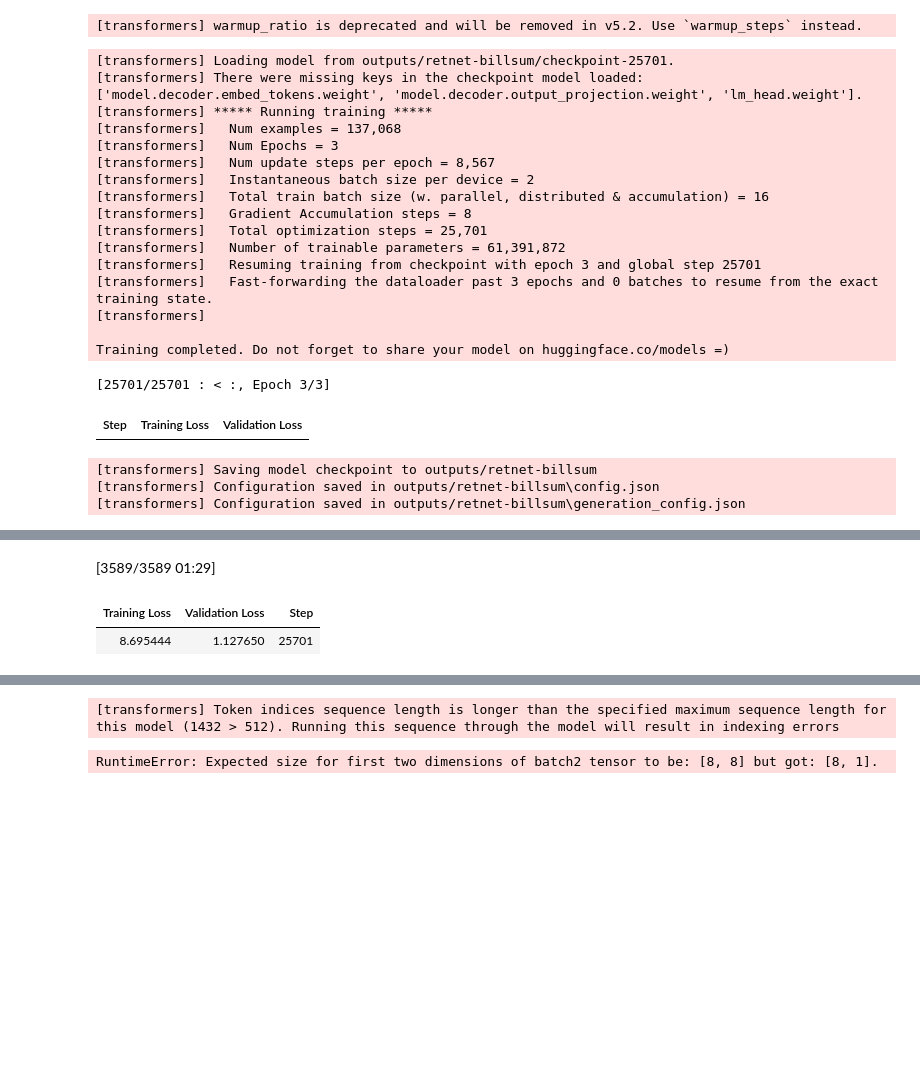
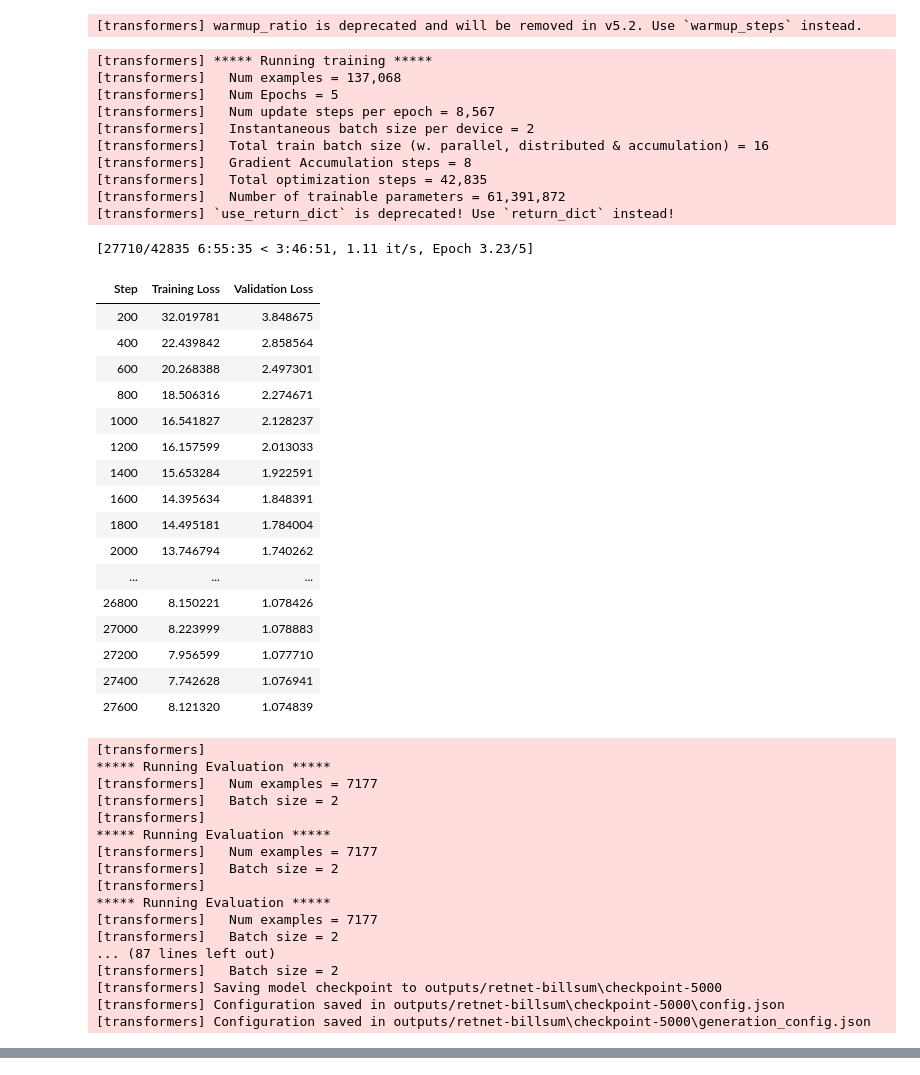
Before and after one commit to Gia-Huynh/Retnet-HuggingFace-Wrapper, a Jupyter notebook: scripts/train_retnet_clm.ipynb, the cells around one changed output, grey strips where cells are left out. Saved outputs shown, nothing was run; the diff lists cells and outputs as text; code cells hidden in the pictures; blank space fills up the shorter version.

```diff
--- a/scripts/train_retnet_clm.ipynb
+++ b/scripts/train_retnet_clm.ipynb
@@ -18,15 +18,15 @@ args = SimpleNamespace(
     gradient_accumulation_steps=8,
     learning_rate=3e-4,
     weight_decay=0.01,
-    num_train_epochs=3,
+    num_train_epochs=5,
     max_steps=-1,
     warmup_ratio=0.03,
     logging_steps=20,
-    save_steps=200,
+    save_steps=5000,
     eval_steps=200,
     seed=42,
     bf16=False,
-    fp16=False,
+    fp16=True,
     push_to_hub=False,
     hub_model_id=None,
     hidden_size=512,
@@ -150,7 +150,7 @@ train_raw, eval_raw = load_raw_datasets(args)
 #eval_raw = eval_raw.select(range(min(20, len(train_raw))))
 
 tokenizer = AutoTokenizer.from_pretrained(args.tokenizer_name, use_fast=True)
-tokenizer.model_max_length = 512
+tokenizer.model_max_length = 1024
 if tokenizer.pad_token is None:
     tokenizer.pad_token = tokenizer.eos_token
 
@@ -270,42 +271,67 @@ trainer = Trainer(
 # %%
 transformers.logging.set_verbosity_info()
 # %%
-train_result = trainer.train("outputs/retnet-billsum/checkpoint-25701")
+#train_result = trainer.train("outputs/retnet-billsum/checkpoint-25701")
+train_result = trainer.train()
 model = trainer.model
 trainer.save_model(args.output_dir)
 tokenizer.save_pretrained(args.output_dir)
 
 metrics = trainer.evaluate()
 if "eval_loss" in metrics:
     metrics["eval_perplexity"] = math.exp(metrics["eval_loss"])
 
 trainer.log_metrics("train", train_result.metrics)
 trainer.save_metrics("train", train_result.metrics)
 trainer.log_metrics("eval", metrics)
 trainer.save_metrics("eval", metrics)
 trainer.save_state()
 
 print("Saved model to", os.path.abspath(args.output_dir))
 print("Eval metrics:", metrics)
 # %% [output]
-[transformers] Loading model from outputs/retnet-billsum/checkpoint-25701.
-[transformers] There were missing keys in the checkpoint model loaded: ['model.decoder.embed_tokens.weight', 'model.decoder.output_projection.weight', 'lm_head.weight'].
 [transformers] ***** Running training *****
 [transformers]   Num examples = 137,068
-[transformers]   Num Epochs = 3
+[transformers]   Num Epochs = 5
 [transformers]   Num update steps per epoch = 8,567
 [transformers]   Instantaneous batch size per device = 2
 [transformers]   Total train batch size (w. parallel, distributed & accumulation) = 16
 [transformers]   Gradient Accumulation steps = 8
-[transformers]   Total optimization steps = 25,701
+[transformers]   Total optimization steps = 42,835
 [transformers]   Number of trainable parameters = 61,391,872
-[transformers]   Resuming training from checkpoint with epoch 3 and global step 25701
-[transformers]   Fast-forwarding the dataloader past 3 epochs and 0 batches to resume from the exact training state.
-[transformers]
-
-Training completed. Do not forget to share your model on huggingface.co/models =)
+[transformers] `use_return_dict` is deprecated! Use `return_dict` instead!
-[25701/25701 : < :, Epoch 3/3]
+[27710/42835 6:55:35 < 3:46:51, 1.11 it/s, Epoch 3.23/5]
 | Step | Training Loss | Validation Loss |
+| 200 | 32.019781 | 3.848675 |
+| 400 | 22.439842 | 2.858564 |
+| 600 | 20.268388 | 2.497301 |
+| 800 | 18.506316 | 2.274671 |
+| 1000 | 16.541827 | 2.128237 |
+| 1200 | 16.157599 | 2.013033 |
+| 1400 | 15.653284 | 1.922591 |
+| 1600 | 14.395634 | 1.848391 |
+| 1800 | 14.495181 | 1.784004 |
+| 2000 | 13.746794 | 1.740262 |
+| ... | ... | ... |
+| 26800 | 8.150221 | 1.078426 |
+| 27000 | 8.223999 | 1.078883 |
+| 27200 | 7.956599 | 1.077710 |
+| 27400 | 7.742628 | 1.076941 |
+| 27600 | 8.121320 | 1.074839 |
-[transformers] Saving model checkpoint to outputs/retnet-billsum
-[transformers] Configuration saved in outputs/retnet-billsum\config.json
-[transformers] Configuration saved in outputs/retnet-billsum\generation_config.json
+[transformers]
+***** Running Evaluation *****
+[transformers]   Num examples = 7177
+[transformers]   Batch size = 2
+[transformers]
+***** Running Evaluation *****
+[transformers]   Num examples = 7177
+[transformers]   Batch size = 2
+[transformers]
+***** Running Evaluation *****
+[transformers]   Num examples = 7177
+[transformers]   Batch size = 2
+... (87 lines left out)
+[transformers]   Batch size = 2
+[transformers] Saving model checkpoint to outputs/retnet-billsum\checkpoint-5000
+[transformers] Configuration saved in outputs/retnet-billsum\checkpoint-5000\config.json
+[transformers] Configuration saved in outputs/retnet-billsum\checkpoint-5000\generation_config.json
@@ -320,3 +354,0 @@ Training completed. Do not forget to share your model on huggingface.co/models =
-[3589/3589 01:29]
-| Training Loss | Validation Loss | Step |
-| 8.695444 | 1.127650 | 25701 |
@@ -457,9 +545,6 @@ with torch.no_grad():
     )
 
 print(tokenizer.decode(outputs[0], skip_special_tokens=False))
-# %% [output]
-[transformers] Token indices sequence length is longer than the specified maximum sequence length for this model (1432 > 512). Running this sequence through the model will result in indexing errors
-RuntimeError: Expected size for first two dimensions of batch2 tensor to be: [8, 8] but got: [8, 1].
 # %%
 inputs = tokenizer(prompt, return_tensors="pt").to("cuda")
 model.to("cuda")
```
Also changed, not shown: parts of 2 cells of this notebook.
